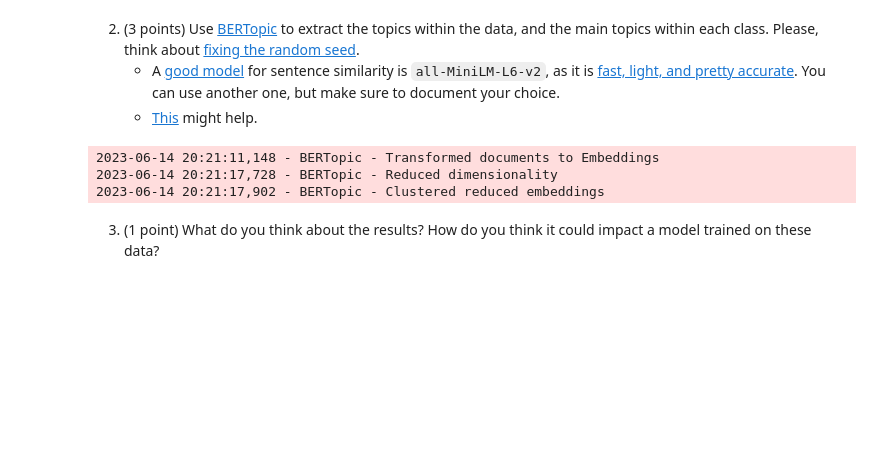
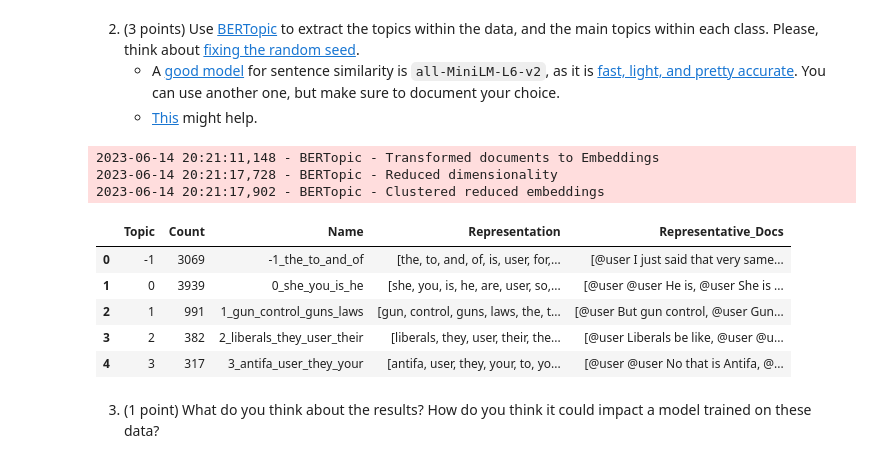
Before and after one commit to Bast-94/NLP-2023, a Jupyter notebook: Deep/lab04/notebook.ipynb, the cells around one changed output. Cells and saved outputs as stored; diff of their text form; code cells hidden in the pictures; blank space fills up the shorter version.

```diff
--- a/Deep/lab04/notebook.ipynb
+++ b/Deep/lab04/notebook.ipynb
@@ -100,7 +102,14 @@ model.visualize_topics_per_class(topics_per_class)
 2023-06-14 20:21:17,902 - BERTopic - Clustered reduced embeddings
 # %%
 # we can access the frequent topics that were generated by the model
-model.get_topic_info()
+model.get_topic_info().head(5)
+# %% [output]
+|  | Topic | Count | Name | Representation | Representative_Docs |
+| 0 | -1 | 3069 | -1_the_to_and_of | [the, to, and, of, is, user, for,... | [@user I just said that very same... |
+| 1 | 0 | 3939 | 0_she_you_is_he | [she, you, is, he, are, user, so,... | [@user @user He is, @user She is ... |
+| 2 | 1 | 991 | 1_gun_control_guns_laws | [gun, control, guns, laws, the, t... | [@user But gun control, @user Gun... |
+| 3 | 2 | 382 | 2_liberals_they_user_their | [liberals, they, user, their, the... | [@user Liberals be like, @user @u... |
+| 4 | 3 | 317 | 3_antifa_user_they_your | [antifa, user, they, your, to, yo... | [@user @user No that is Antifa, @... |
 # %% [markdown]
 3. (1 point) What do you think about the results? How do you think it could impact a model trained on these data?
 # %% [markdown]
```
Also changed, not shown: parts of 6 cells of this notebook.
